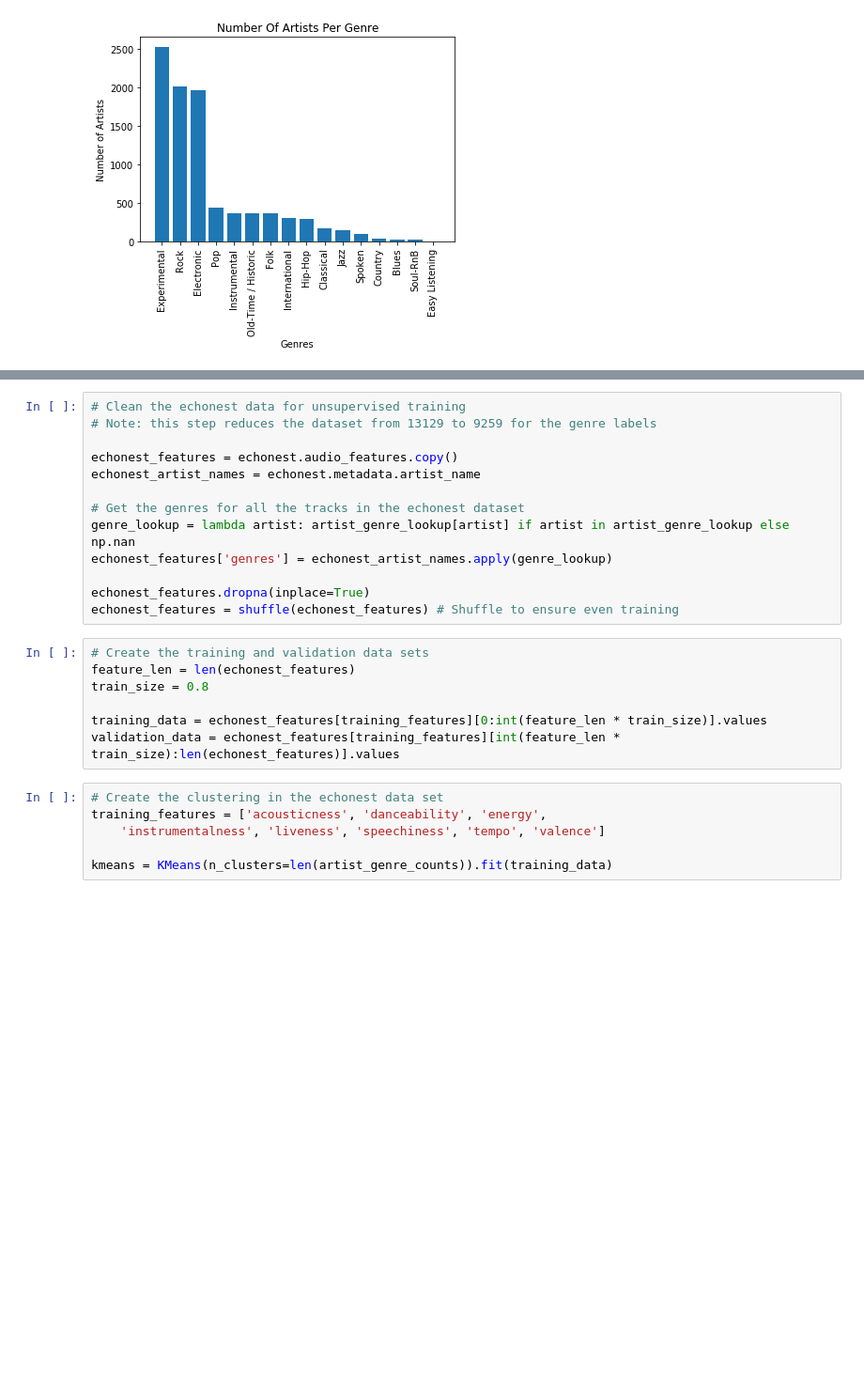
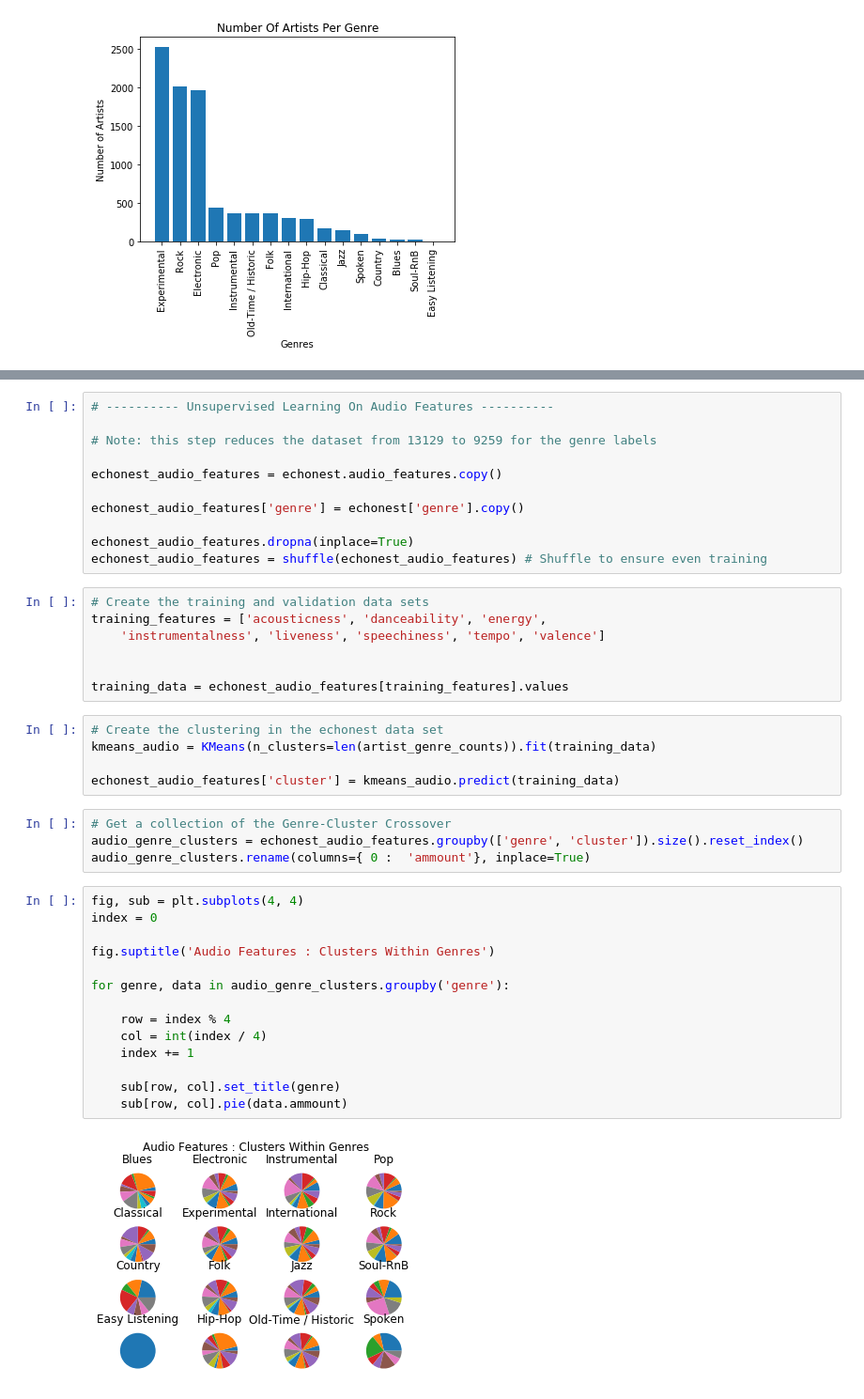
Before and after one commit to Evelios/gen-really, a Jupyter notebook: unsupervised-classification.ipynb, the cells around one changed output, grey strips where cells are left out. Shown at 94% size. Drawn from its saved outputs; the diff is of its cells as text; blank space fills up the shorter version.

Commit message:
Unsupervised Learning

```diff
--- a/unsupervised-classification.ipynb
+++ b/unsupervised-classification.ipynb
@@ -59,26 +66,43 @@ plt.show()
 # %%
-# Clean the echonest data for unsupervised training
+# ---------- Unsupervised Learning On Audio Features ----------
+
 # Note: this step reduces the dataset from 13129 to 9259 for the genre labels
 
-echonest_features = echonest.audio_features.copy()
-echonest_artist_names = echonest.metadata.artist_name
+echonest_audio_features = echonest.audio_features.copy()
 
-# Get the genres for all the tracks in the echonest dataset
-genre_lookup = lambda artist: artist_genre_lookup[artist] if artist in artist_genre_lookup else np.nan
-echonest_features['genres'] = echonest_artist_names.apply(genre_lookup)
+echonest_audio_features['genre'] = echonest['genre'].copy()
 
-echonest_features.dropna(inplace=True)
-echonest_features = shuffle(echonest_features) # Shuffle to ensure even training
+echonest_audio_features.dropna(inplace=True)
+echonest_audio_features = shuffle(echonest_audio_features) # Shuffle to ensure even training
-# %%
-# Create the training and validation data sets
-feature_len = len(echonest_features)
-train_size = 0.8
-
-training_data = echonest_features[training_features][0:int(feature_len * train_size)].values
-validation_data = echonest_features[training_features][int(feature_len * train_size):len(echonest_features)].values
+# %%
+# Create the training and validation data sets
+training_features = ['acousticness', 'danceability', 'energy',
+    'instrumentalness', 'liveness', 'speechiness', 'tempo', 'valence']
+
+
+training_data = echonest_audio_features[training_features].values
 # %%
 # Create the clustering in the echonest data set
-training_features = ['acousticness', 'danceability', 'energy',
-    'instrumentalness', 'liveness', 'speechiness', 'tempo', 'valence']
+kmeans_audio = KMeans(n_clusters=len(artist_genre_counts)).fit(training_data)
 
-kmeans = KMeans(n_clusters=len(artist_genre_counts)).fit(training_data)
+echonest_audio_features['cluster'] = kmeans_audio.predict(training_data)
+# %%
+# Get a collection of the Genre-Cluster Crossover
+audio_genre_clusters = echonest_audio_features.groupby(['genre', 'cluster']).size().reset_index()
+audio_genre_clusters.rename(columns={ 0 :  'ammount'}, inplace=True)
+# %%
+fig, sub = plt.subplots(4, 4)
+index = 0
+
+fig.suptitle('Audio Features : Clusters Within Genres')
+
+for genre, data in audio_genre_clusters.groupby('genre'):
+
+    row = index % 4
+    col = int(index / 4)
+    index += 1
+
+    sub[row, col].set_title(genre)
+    sub[row, col].pie(data.ammount)
+# %% [output]
+[figure, added]
```
Also changed, not shown: parts of 6 cells of this notebook.
